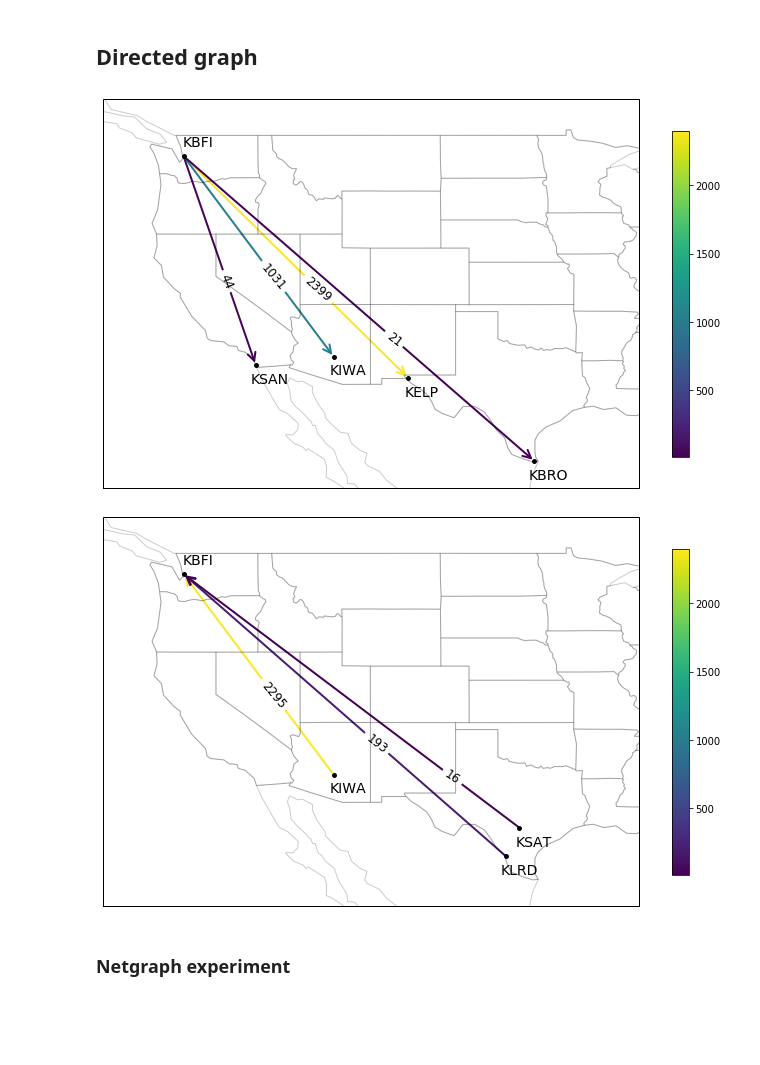
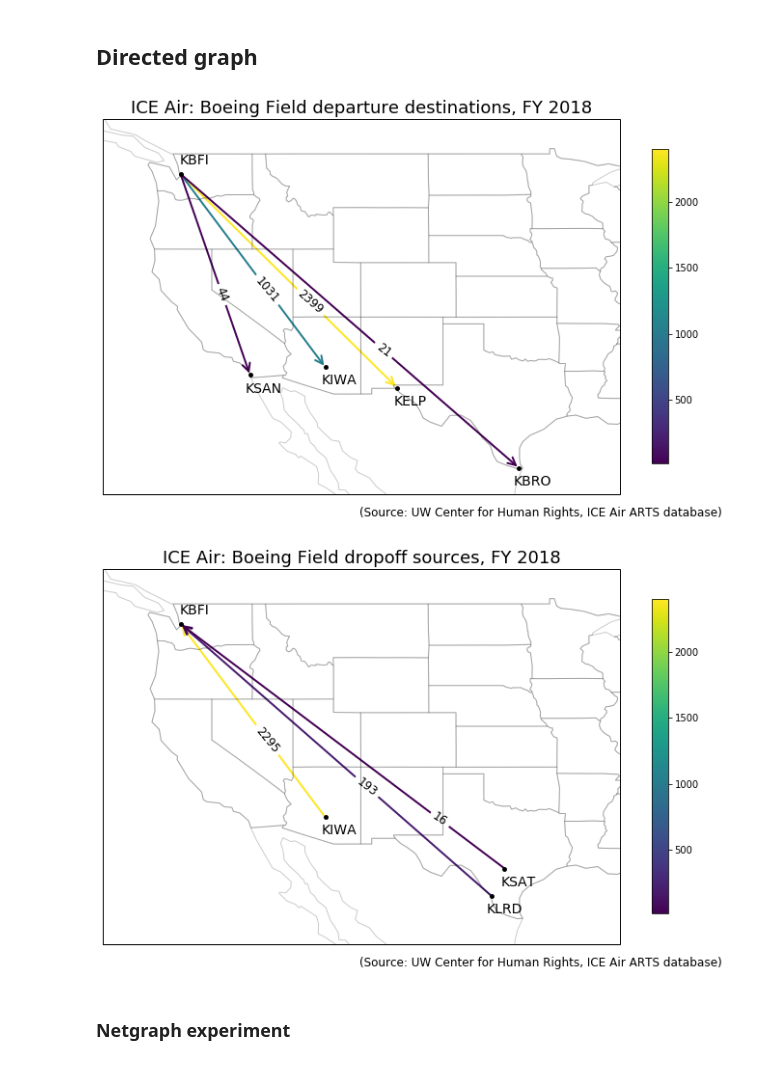
Before and after one commit to UWCHR/ice-air, a Jupyter notebook: analyze/note/map.ipynb, the cells around one changed output. Drawn from its saved outputs; the diff is of its cells as text; code cells hidden in the pictures; blank space fills up the shorter version.

```diff
--- a/analyze/note/map.ipynb
+++ b/analyze/note/map.ipynb
@@ -446,35 +463,41 @@ fig, ax = plt.subplots(
 ax.coastlines(alpha=.2)
 ax.add_feature(cfeature.BORDERS, alpha=.2)
 ax.add_feature(cfeature.STATES, alpha=.2)
 
 # Extent of continental US.
 # ax.set_extent([-128, -62, 10, 50])
 ax.set_extent([-128, -90, 24, 50])
 
 M = G.number_of_edges()
 edge_colors = [weight / max(weights) for weight in weights]
 edge_alphas = 1
 
 nodes = nx.draw_networkx_nodes(G, pos, ax=ax, node_size=15, node_color='black')
 edges = nx.draw_networkx_edges(G, pos, ax=ax, node_size=15, arrowstyle='->',
                                arrowsize=20,
                                edge_color=edge_colors,
                                edge_cmap=plt.cm.viridis,
                                width=2)
 edge_labels=nx.draw_networkx_edge_labels(G,pos, edge_labels=edge_weights, label_pos=.4, font_size=12)
 labels = nx.draw_networkx_labels(G, pos_higher, ax=ax, labels=labels, font_size=14)
 
 pc = mpl.collections.PatchCollection(edges, cmap=plt.cm.viridis,
                                      norm=plt.Normalize(vmin=vmin, vmax=vmax))
 pc.set_array(edge_colors)
 plt.colorbar(pc, ax=ax, shrink=.75)
 
-# plt.title(f"ICE Air: Boeing Field departure destinations, FY {int(year)+1}", size=18)
+plt.title(f"ICE Air: Boeing Field departure destinations, FY {int(year)+1}", size=18)
+
+msg = '(Source: UW Center for Human Rights, ICE Air ARTS database)'
+txt = plt.figtext(0.65, .125, msg, wrap=True, horizontalalignment='center', fontsize=12)
+
+fig.savefig(f'../output/map-kbfi-destinations.png', dpi=100, bbox_extra_artists=(pc,txt), bbox_inches='tight')
+
 ax = plt.gca()
 ax.set_axis_off()
 plt.show()
 # %% [output]
-[figure, old version]
+[figure, new version]
 # %%
 year = '2017'
 vmax = kbfi_all[year].groupby(['PULOC', 'DropLoc'])['AlienMasterID'].sum().max()
@@ -548,12 +571,17 @@ pc = mpl.collections.PatchCollection(edges, cmap=plt.cm.viridis,
 pc.set_array(edge_colors)
 plt.colorbar(pc, ax=ax, shrink=.75)
 
-# plt.title(f"ICE Air: Boeing Field dropoff sources, FY {int(year)+1}", size=18)
+plt.title(f"ICE Air: Boeing Field dropoff sources, FY {int(year)+1}", size=18)
+msg = '(Source: UW Center for Human Rights, ICE Air ARTS database)'
+txt = plt.figtext(0.65, .125, msg, wrap=True, horizontalalignment='center', fontsize=12)
+
+fig.savefig(f'../output/map-kbfi-sources.png', dpi=100, bbox_extra_artists=(pc,txt), bbox_inches='tight')
+
 ax = plt.gca()
 ax.set_axis_off()
 plt.show()
 # %% [output]
-[figure, old version]
+[figure, new version]
 # %% [markdown]
 ### Netgraph experiment
 # %%
```
Also changed, not shown: parts of 12 cells of this notebook, 10 other files.
